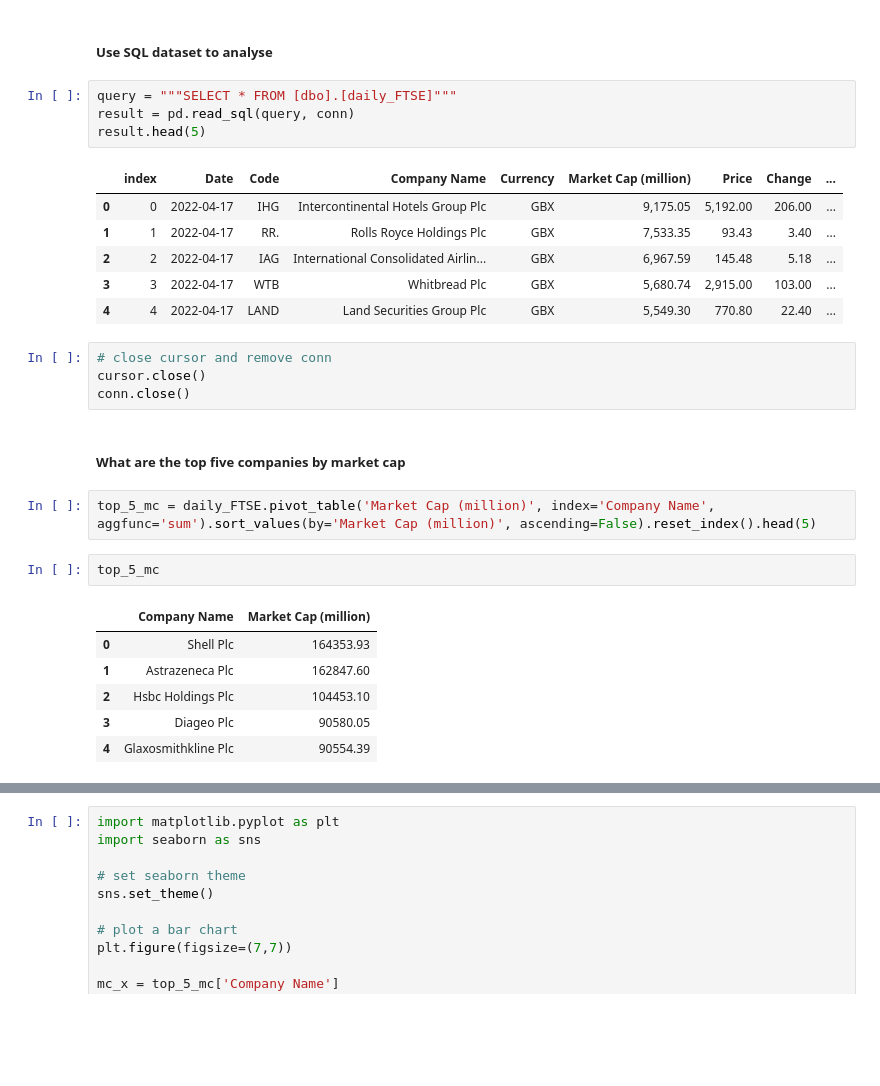
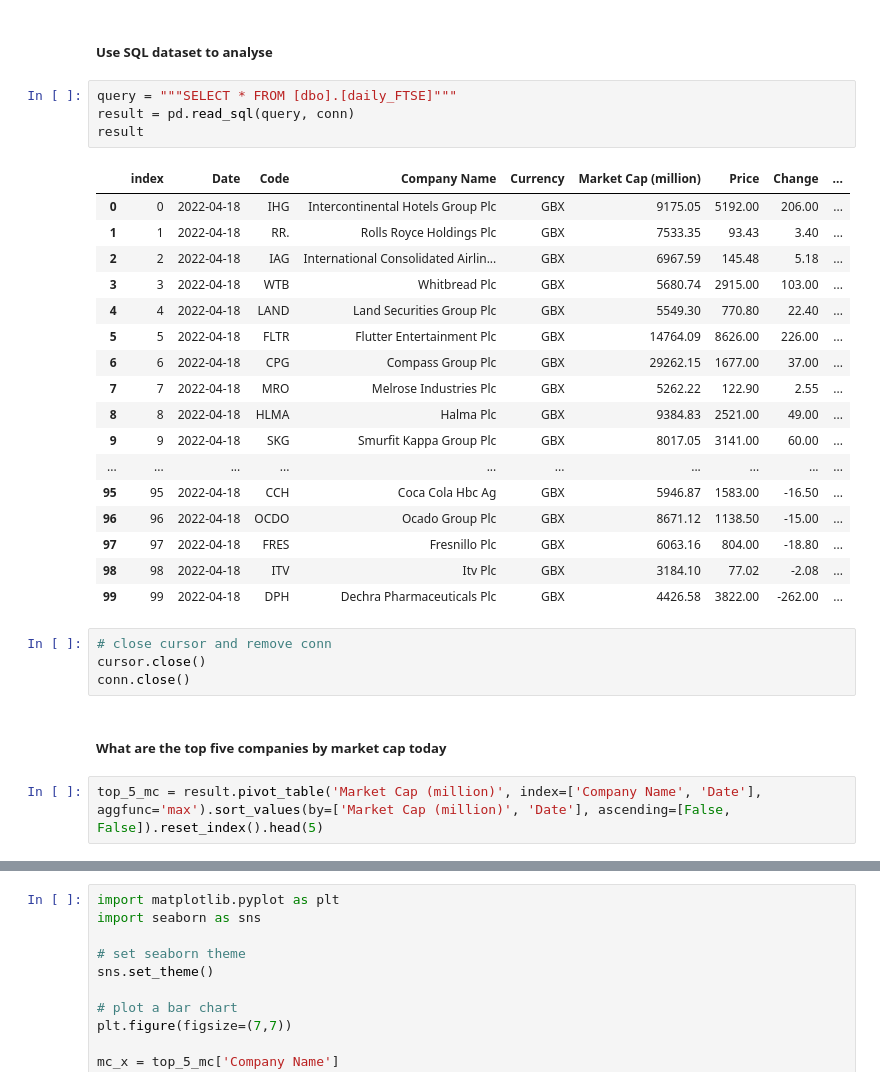
Before and after one commit to aaAbdulkadir/DataPortfolio, a Jupyter notebook: beautifulsoup.ipynb, the cells around one changed output, grey strips where cells are left out. Drawn from its saved outputs; the diff is of its cells as text; blank space fills up the shorter version.

```diff
--- a/beautifulsoup.ipynb
+++ b/beautifulsoup.ipynb
@@ -518,28 +507,30 @@ Dataset appended.
 # %%
 query = """SELECT * FROM [dbo].[daily_FTSE]"""
 result = pd.read_sql(query, conn)
-result.head(5)
+result
 # %% [output]
 |  | index | Date | Code | Company Name | Currency | Market Cap (million) | Price | Change | ... |
-| 0 | 0 | 2022-04-17 | IHG | Intercontinental Hotels Group Plc | GBX | 9,175.05 | 5,192.00 | 206.00 | ... |
-| 1 | 1 | 2022-04-17 | RR. | Rolls Royce Holdings Plc | GBX | 7,533.35 | 93.43 | 3.40 | ... |
-| 2 | 2 | 2022-04-17 | IAG | International Consolidated Airlin... | GBX | 6,967.59 | 145.48 | 5.18 | ... |
-| 3 | 3 | 2022-04-17 | WTB | Whitbread Plc | GBX | 5,680.74 | 2,915.00 | 103.00 | ... |
-| 4 | 4 | 2022-04-17 | LAND | Land Securities Group Plc | GBX | 5,549.30 | 770.80 | 22.40 | ... |
+| 0 | 0 | 2022-04-18 | IHG | Intercontinental Hotels Group Plc | GBX | 9175.05 | 5192.00 | 206.00 | ... |
+| 1 | 1 | 2022-04-18 | RR. | Rolls Royce Holdings Plc | GBX | 7533.35 | 93.43 | 3.40 | ... |
+| 2 | 2 | 2022-04-18 | IAG | International Consolidated Airlin... | GBX | 6967.59 | 145.48 | 5.18 | ... |
+| 3 | 3 | 2022-04-18 | WTB | Whitbread Plc | GBX | 5680.74 | 2915.00 | 103.00 | ... |
+| 4 | 4 | 2022-04-18 | LAND | Land Securities Group Plc | GBX | 5549.30 | 770.80 | 22.40 | ... |
+| 5 | 5 | 2022-04-18 | FLTR | Flutter Entertainment Plc | GBX | 14764.09 | 8626.00 | 226.00 | ... |
+| 6 | 6 | 2022-04-18 | CPG | Compass Group Plc | GBX | 29262.15 | 1677.00 | 37.00 | ... |
+| 7 | 7 | 2022-04-18 | MRO | Melrose Industries Plc | GBX | 5262.22 | 122.90 | 2.55 | ... |
+| 8 | 8 | 2022-04-18 | HLMA | Halma Plc | GBX | 9384.83 | 2521.00 | 49.00 | ... |
+| 9 | 9 | 2022-04-18 | SKG | Smurfit Kappa Group Plc | GBX | 8017.05 | 3141.00 | 60.00 | ... |
+| ... | ... | ... | ... | ... | ... | ... | ... | ... | ... |
+| 95 | 95 | 2022-04-18 | CCH | Coca Cola Hbc Ag | GBX | 5946.87 | 1583.00 | -16.50 | ... |
+| 96 | 96 | 2022-04-18 | OCDO | Ocado Group Plc | GBX | 8671.12 | 1138.50 | -15.00 | ... |
+| 97 | 97 | 2022-04-18 | FRES | Fresnillo Plc | GBX | 6063.16 | 804.00 | -18.80 | ... |
+| 98 | 98 | 2022-04-18 | ITV | Itv Plc | GBX | 3184.10 | 77.02 | -2.08 | ... |
+| 99 | 99 | 2022-04-18 | DPH | Dechra Pharmaceuticals Plc | GBX | 4426.58 | 3822.00 | -262.00 | ... |
 # %%
 # close cursor and remove conn
 cursor.close()
 conn.close()
 # %% [markdown]
-##### What are the top five companies by market cap
+##### What are the top five companies by market cap today
-# %%
-top_5_mc = daily_FTSE.pivot_table('Market Cap (million)', index='Company Name', aggfunc='sum').sort_values(by='Market Cap (million)', ascending=False).reset_index().head(5)
-# %%
-top_5_mc
-# %% [output]
-|  | Company Name | Market Cap (million) |
-| 0 | Shell Plc | 164353.93 |
-| 1 | Astrazeneca Plc | 162847.60 |
-| 2 | Hsbc Holdings Plc | 104453.10 |
-| 3 | Diageo Plc | 90580.05 |
-| 4 | Glaxosmithkline Plc | 90554.39 |
+# %%
+top_5_mc = result.pivot_table('Market Cap (million)', index=['Company Name', 'Date'], aggfunc='max').sort_values(by=['Market Cap (million)', 'Date'], ascending=[False, False]).reset_index().head(5)
```
Also changed, not shown: parts of 43 cells of this notebook.
